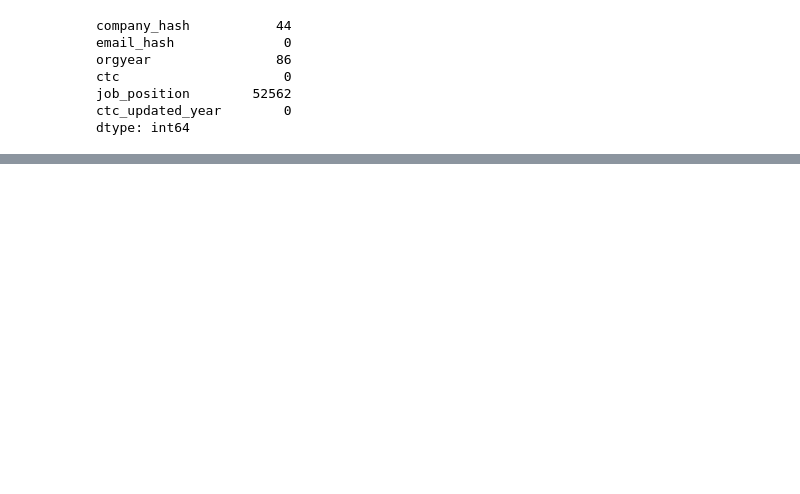
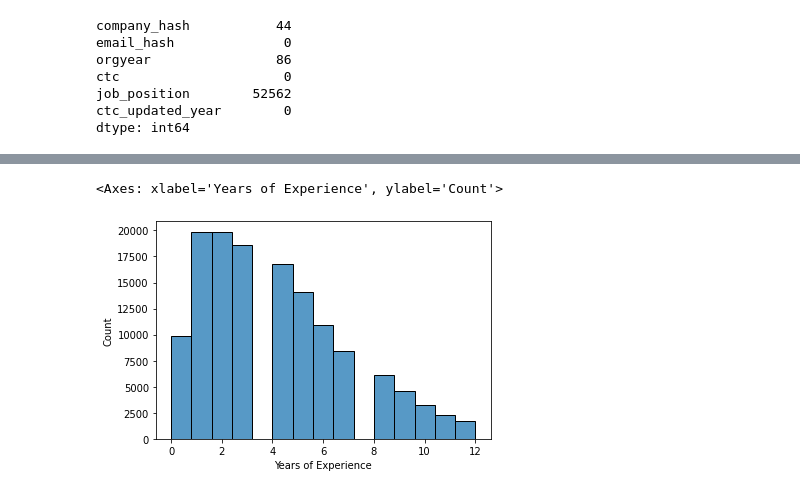
Before and after one commit to atomikkus/clustering_unsupervised, a Jupyter notebook: clustering_ul.ipynb, the cells around one changed output, grey strips where cells are left out. Saved outputs shown, nothing was run; the diff lists cells and outputs as text; code cells hidden in the pictures; blank space fills up the shorter version.

```diff
--- a/clustering_ul.ipynb
+++ b/clustering_ul.ipynb
@@ -50,0 +202,5 @@ df['job_position'].value_counts().reset_index()
+# %%
+sns.histplot(df_fr['Years of Experience'], bins =15)
+# %% [output]
+<Axes: xlabel='Years of Experience', ylabel='Count'>
+[figure, added]
```
Also changed, not shown: parts of 22 cells of this notebook.
